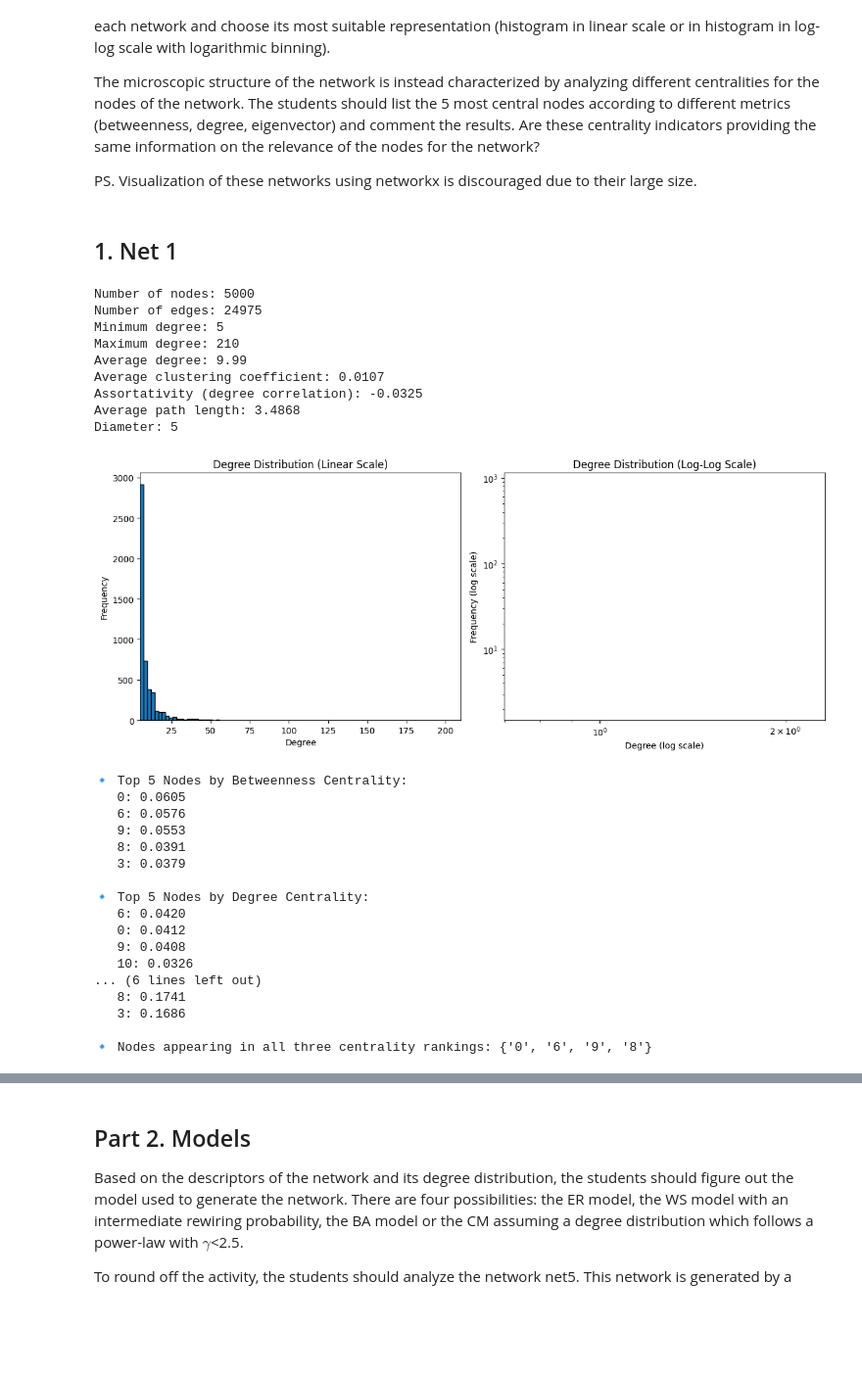
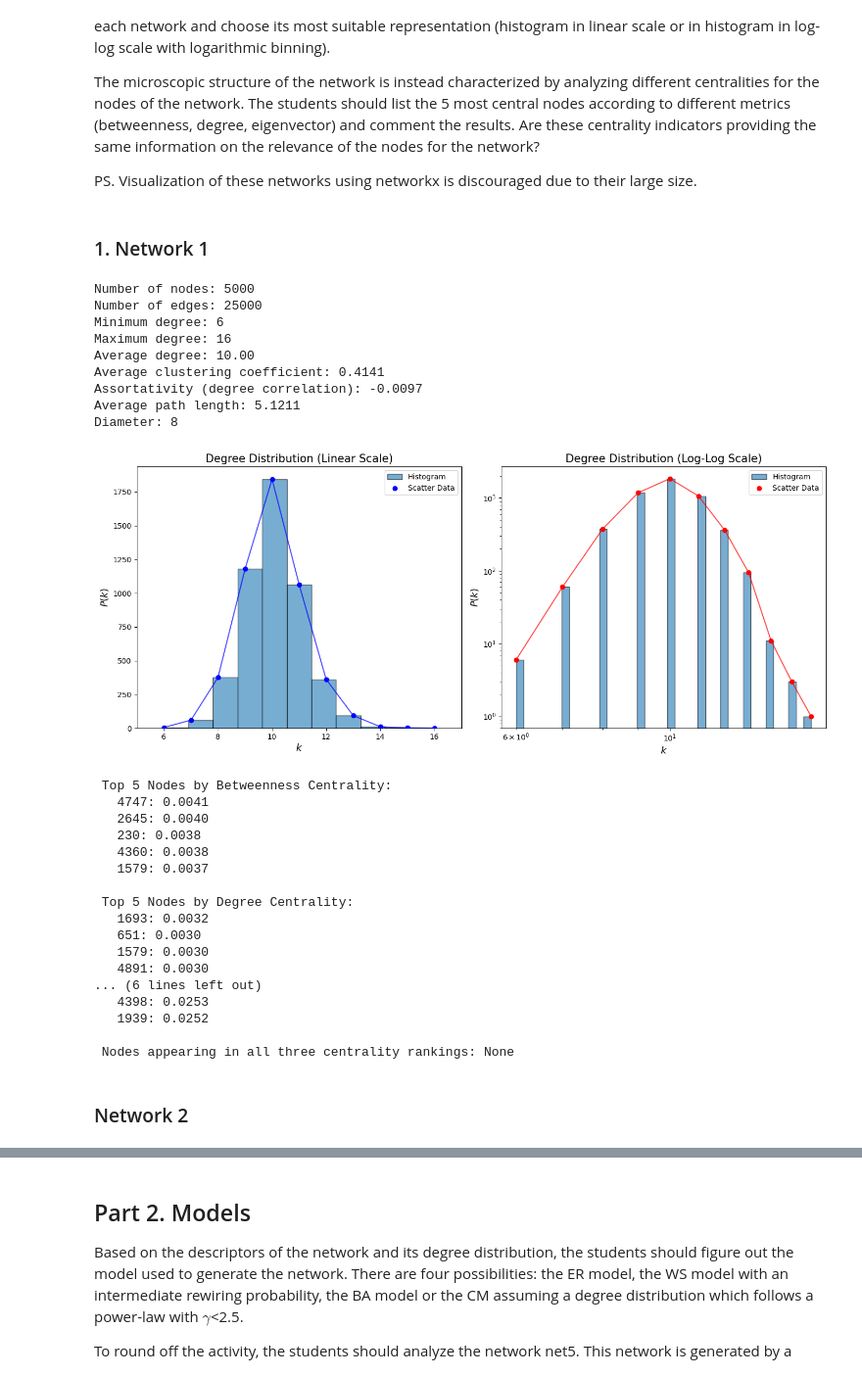
Before and after one commit to imiguelrodriguez/A1_ComplexNetworks, a Jupyter notebook: networks_analyzer.ipynb, the cells around one changed output, grey strips where cells are left out. Shown at 98% size. Cells and saved outputs as stored; diff of their text form; code cells hidden in the pictures; blank space fills up the shorter version.

```diff
--- a/networks_analyzer.ipynb
+++ b/networks_analyzer.ipynb
@@ -21,44 +21,46 @@ The microscopic structure of the network is instead characterized by analyzing d
 
 PS. Visualization of these networks using networkx is discouraged due to their large size.
 # %% [markdown]
-## 1. Net 1
+### 1. Network 1
 # %%
 from utils import NetworkAnalyzer
 
-file_path = "networks/net4.net"
-analyzer = NetworkAnalyzer(file_path)
-analyzer.extract_macroscopic_characterizations()
+file_path = "networks/net1.net"
+net1 = NetworkAnalyzer(file_path)
+net1.extract_macroscopic_features()
 # %% [output]
 Number of nodes: 5000
-Number of edges: 24975
-Minimum degree: 5
-Maximum degree: 210
-Average degree: 9.99
-Average clustering coefficient: 0.0107
-Assortativity (degree correlation): -0.0325
-Average path length: 3.4868
-Diameter: 5
+Number of edges: 25000
+Minimum degree: 6
+Maximum degree: 16
+Average degree: 10.00
+Average clustering coefficient: 0.4141
+Assortativity (degree correlation): -0.0097
+Average path length: 5.1211
+Diameter: 8
 # %%
-analyzer.plot_histograms()
+net1.plot_histograms()
 # %% [output]
-[figure, old version]
+[figure, new version]
 # %%
-analyzer.extract_microscopic_characterizations()
+net1.extract_microscopic_features()
 # %% [output]
-🔹 Top 5 Nodes by Betweenness Centrality:
-   0: 0.0605
-   6: 0.0576
-   9: 0.0553
-   8: 0.0391
-   3: 0.0379
+ Top 5 Nodes by Betweenness Centrality:
+   4747: 0.0041
+   2645: 0.0040
+   230: 0.0038
+   4360: 0.0038
+   1579: 0.0037
 
-🔹 Top 5 Nodes by Degree Centrality:
-   6: 0.0420
-   0: 0.0412
-   9: 0.0408
-   10: 0.0326
+ Top 5 Nodes by Degree Centrality:
+   1693: 0.0032
+   651: 0.0030
+   1579: 0.0030
+   4891: 0.0030
 ... (6 lines left out)
-   8: 0.1741
-   3: 0.1686
+   4398: 0.0253
+   1939: 0.0252
 
-🔹 Nodes appearing in all three centrality rankings: {'0', '6', '9', '8'}
+ Nodes appearing in all three centrality rankings: None
+# %% [markdown]
+### Network 2
```
Also changed, not shown: parts of 11 cells of this notebook, 2 other files.
